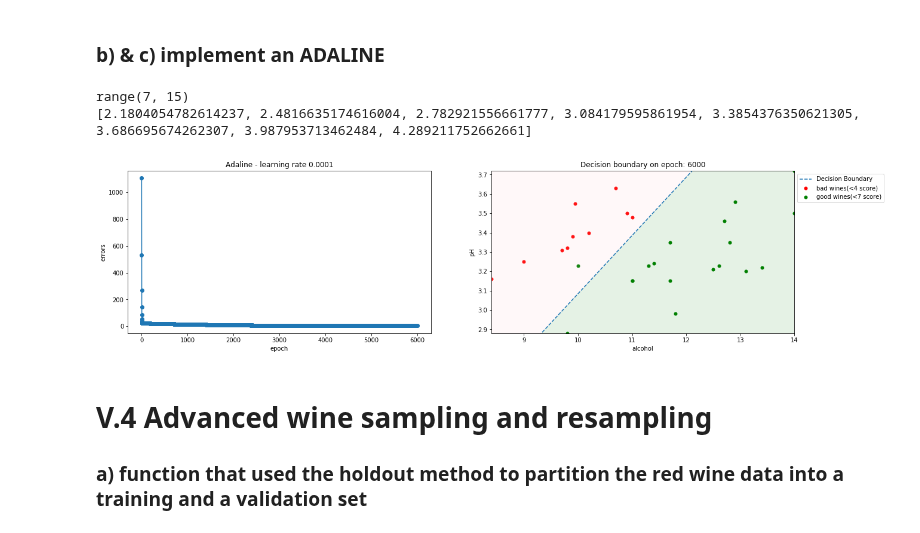
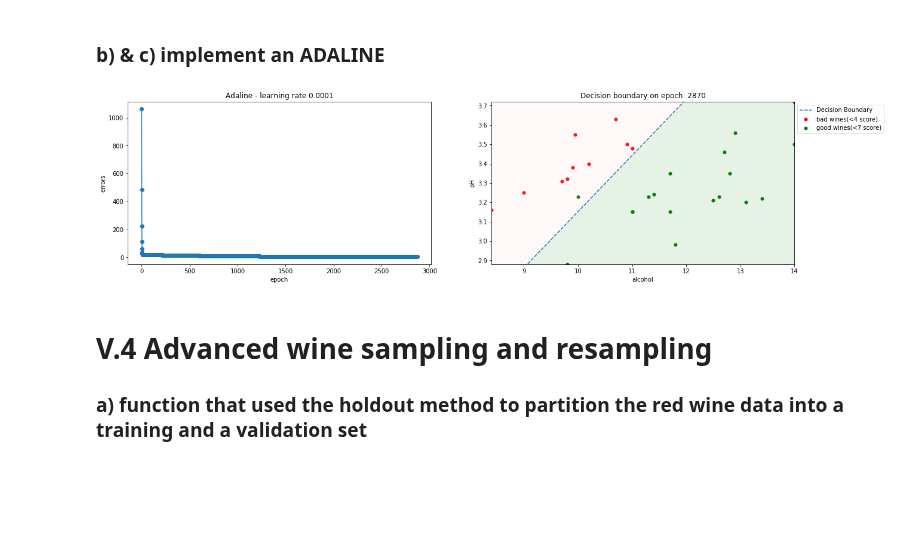
Before and after one commit to moonsonu/ft_sommelier, a Jupyter notebook: sommelier.ipynb, the cells around one changed output. Saved outputs shown, nothing was run; the diff lists cells and outputs as text; code cells hidden in the pictures; blank space fills up the shorter version.

```diff
--- a/sommelier.ipynb
+++ b/sommelier.ipynb
@@ -306,11 +306,12 @@ class adaline():
                 num_epoch += 1
                 for xi, target in zip(X, y):
                     output = self.net_input2(xi)
-                    error = (int(target) - int(output))
+                    error = (float(target) - float(output))
                     self.w_[0] += self.eta * error
                     dotprod = self.productmatrix2(xi, error)
                     self.w_[1:] = self.wupdate(dotprod)
                 cost = self.calccost(self.net_input(X), y)
+                print(cost)
                 result = (num_epoch, cost, self.w_[1:], self.w_[0])
                 self.error_.append(cost)
                 result_.append(result)
@@ -322,21 +323,18 @@ class adaline():
                 num_epoch += 1
                 for xi, target in zip(X, y):
                     output = self.net_input2(xi)
-                    error = (int(target) - int(output))
+                    error = (float(target) - float(output))
                     self.w_[0] += self.eta * error
                     dotprod = self.productmatrix2(xi, error)
                     self.w_[1:] = self.wupdate(dotprod)
                 cost = self.calccost(self.net_input(X), y)
+                if round(tmp, 3) == round(cost, 3):
+                    break
+                else:
+                    tmp = cost
                 result = (num_epoch, cost, self.w_[1:], self.w_[0])
                 self.error_.append(cost)
                 result_.append(result)
-                print("cost{} > result{}".format(cost, result_[num_epoch - 2][1]))
-
-                if cost > result_[num_epoch - 2][1]:
-                    tmp = result_[num_epoch - 2][1]
-                    print("tmp{}".format(tmp))
-                if tmp > cost and tmp > result_[num_epoch - 2][1]:
-                    break
 
 
         return result_
@@ -402,8 +400,7 @@ class adaline():
         cost = 0
         for i in range(len(y)):
             cost += (y[i] - X[i])**2
-        cost /= 2
-        return cost
+        return cost / 2
 # %%
 def plot_performance_ada(performance, wine_data, good_thresh, bad_thresh, epoch=-1, save_plot=False):
     df = pd.read_csv(wine_data, sep=';')
@@ -426,43 +423,41 @@ def plot_performance_ada(performance, wine_data, good_thresh, bad_thresh, epoch=
                     y2 = (-(i[3] / i[2][1]) / (i[3] / i[2][0])) * x2i - (i[3] / i[2][1])
                     y2_.append(y2)
     else:
         for i in data:
             epoch = i[0]
         #i = data[p.n_iter - 1]
-            x2_ = range(int(xminVal), int(xmaxVal))
-            for x2i in x2_:
-                y2 = (-(i[3] / i[2][1]) / (i[3] / i[2][0])) * x2i + (-i[3] / i[2][1])
+        x2_ = range(int(xminVal), int(xmaxVal))
+        for x2i in x2_:
+            y2 = (-(i[3] / i[2][1]) / (i[3] / i[2][0])) * x2i - (i[3] / i[2][1])
+            #y2 = (-(data[epoch - 1][3] / data[epoch - 1][2][1]) / (data[epoch - 1][3] / data[epoch - 1][2][0])) * x2i - (data[epoch - 1][3] / data[epoch - 1][2][1])
             y2_.append(y2)
-    print(x2_)
-    print(y2_)
+
     plt.subplot(121)
     plt.plot(range(1, len(ada.error_) + 1), ada.error_, marker='o')
     plt.xlabel('epoch')
     plt.ylabel('errors')
     plt.title("Adaline - learning rate {}".format(ada.eta))
     plt.subplot(122)
     plt.scatter(bad1, bad2, c = 'red', s = 25, label='bad wines(<{0} score)'.format(bad_thresh + 1))
     plt.scatter(good1, good2, c = 'green', s = 25, label='good wines(<{0} score)'.format(good_thresh - 1))
     plt.fill_between(x2_, y2_, ymaxVal, facecolor='pink', alpha=0.1)
     plt.fill_between(x2_, yminVal, y2_, facecolor='green', alpha=0.1)
     plt.plot(x2_, y2_, '--', label="Decision Boundary")
     plt.xlim([xminVal + 1, xmaxVal - 1])
     plt.ylim([yminVal + 1, ymaxVal - 1])
     plt.xlabel(df_data.columns[0])
     plt.ylabel(df_data.columns[1])
     plt.legend(bbox_to_anchor=(1., 1))
     plt.title("Decision boundary on epoch: %d"% epoch)
     plt.show()
     if save_plot==True:
         plt.savefig('./performance_ada.png')
 
 
-ada = adaline(eta=0.0001, n_iter=6000)
-plot_performance_ada(ada, 'winequality-red.csv', 8, 3, 6000)
+ada = adaline(eta=0.0001)
+plot_performance_ada(ada, 'winequality-red.csv', 8, 3,)
 # %% [output]
-range(7, 15)
-[2.1804054782614237, 2.4816635174616004, 2.782921556661777, 3.084179595861954, 3.3854376350621305, 3.686695674262307, 3.987953713462484, 4.289211752662661]
-[figure, old version]
+[figure, new version]
 # %% [markdown]
 # V.4 Advanced wine sampling and resampling
 ### a) function that used the holdout method to partition the red wine data into a training and a validation set
```
